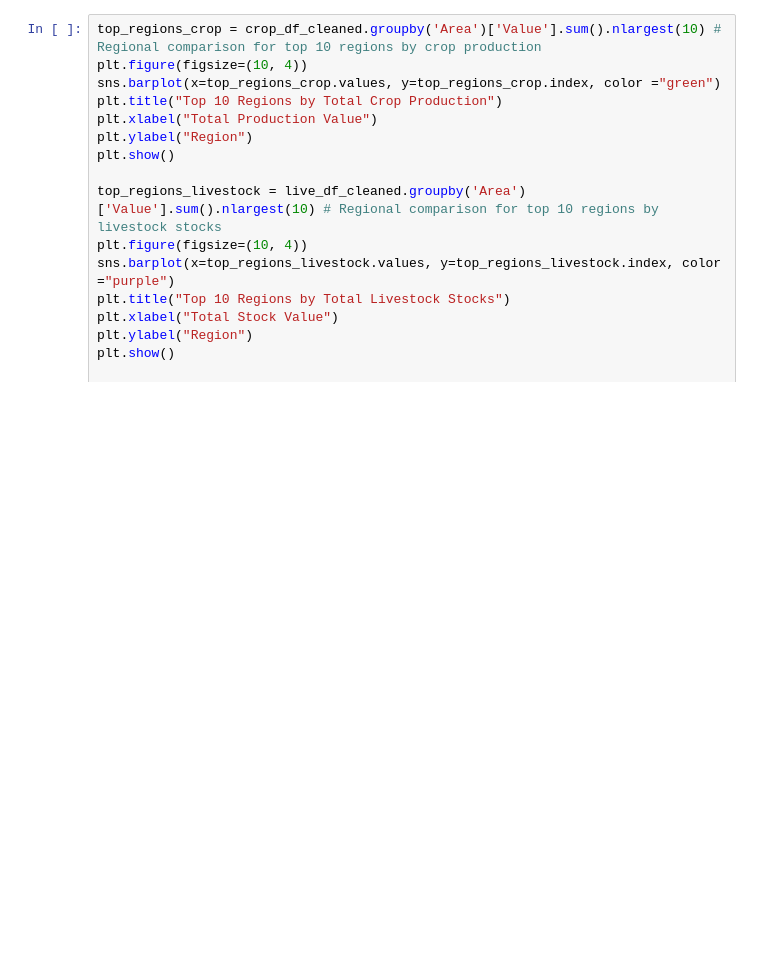
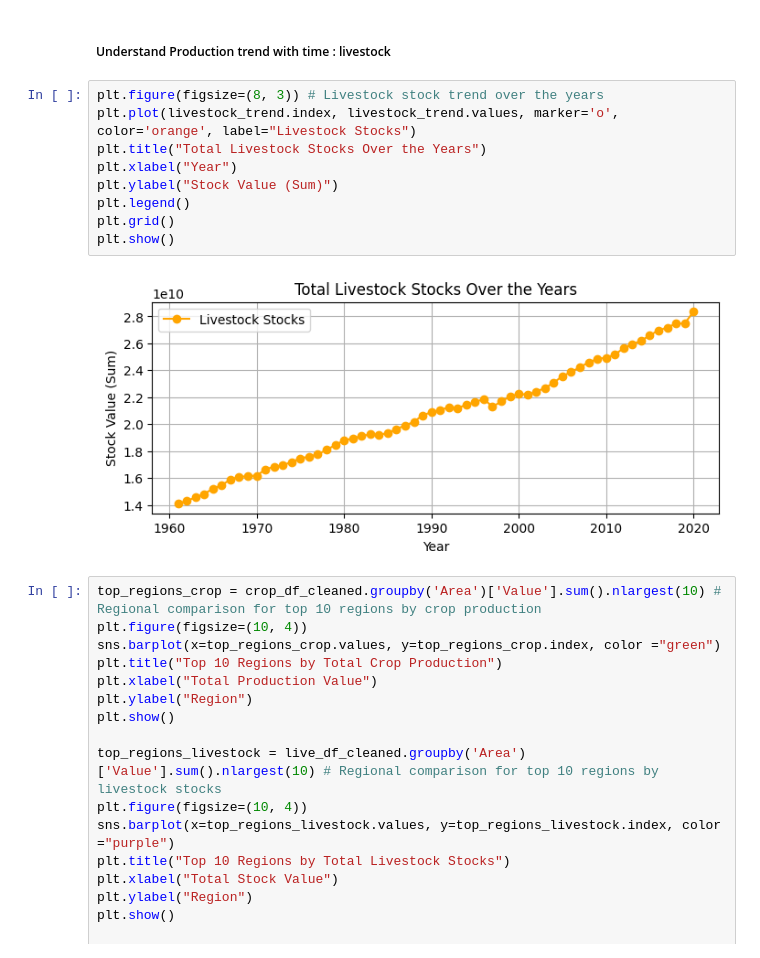
Before and after one commit to nehay24/CSCN8030_Food_Bank_Analysis, a Jupyter notebook: Food_Bank_Analysis.ipynb, the cells around one changed output. Drawn from its saved outputs; the diff is of its cells as text; blank space fills up the shorter version.

```diff
--- a/Food_Bank_Analysis.ipynb
+++ b/Food_Bank_Analysis.ipynb
@@ -60,3 +122,16 @@ plt.show()
+# %% [markdown]
+##### Understand Production trend with time : livestock
+# %%
+plt.figure(figsize=(8, 3)) # Livestock stock trend over the years
+plt.plot(livestock_trend.index, livestock_trend.values, marker='o', color='orange', label="Livestock Stocks")
+plt.title("Total Livestock Stocks Over the Years")
+plt.xlabel("Year")
+plt.ylabel("Stock Value (Sum)")
+plt.legend()
+plt.grid()
+plt.show()
+# %% [output]
+[figure, added]
 # %%
 top_regions_crop = crop_df_cleaned.groupby('Area')['Value'].sum().nlargest(10) # Regional comparison for top 10 regions by crop production
 plt.figure(figsize=(10, 4))
```
Also changed, not shown: parts of 20 cells of this notebook, 2 other files.
